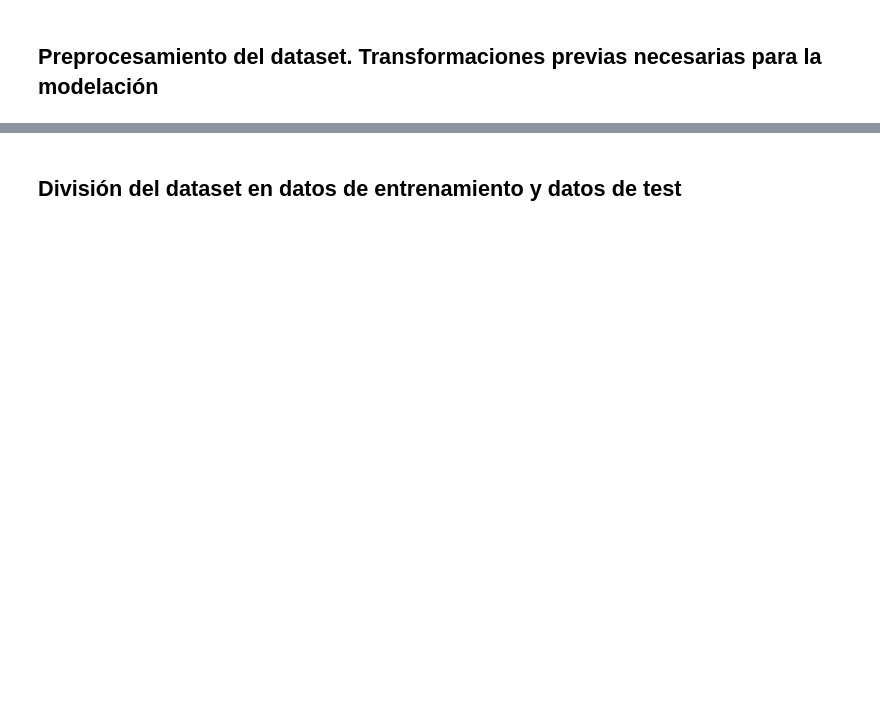
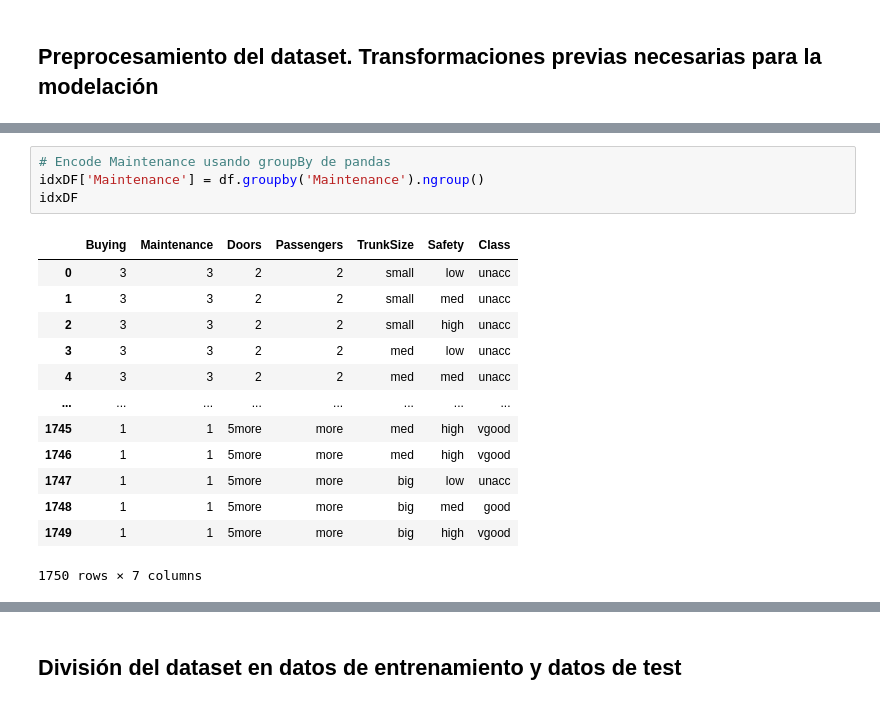
Before and after one commit to ColombianJoker/UNIR_TIA_Entregas, a Jupyter notebook: Entrega 1/Barrios_Lascar_Actividad_1.ipynb, the cells around one changed output, grey strips where cells are left out. Drawn from its saved outputs; the diff is of its cells as text; blank space fills up the shorter version.

```diff
--- a/Entrega 1/Barrios_Lascar_Actividad_1.ipynb
+++ b/Entrega 1/Barrios_Lascar_Actividad_1.ipynb
@@ -125,0 +194,18 @@ Se tienen las columnas ya mencionadas, que se detallan:<ul>
+# %%
+# Encode Maintenance usando groupBy de pandas
+idxDF['Maintenance'] = df.groupby('Maintenance').ngroup()
+idxDF
+# %% [output]
+|  | Buying | Maintenance | Doors | Passengers | TrunkSize | Safety | Class |
+| 0 | 3 | 3 | 2 | 2 | small | low | unacc |
+| 1 | 3 | 3 | 2 | 2 | small | med | unacc |
+| 2 | 3 | 3 | 2 | 2 | small | high | unacc |
+| 3 | 3 | 3 | 2 | 2 | med | low | unacc |
+| 4 | 3 | 3 | 2 | 2 | med | med | unacc |
+| ... | ... | ... | ... | ... | ... | ... | ... |
+| 1745 | 1 | 1 | 5more | more | med | high | vgood |
+| 1746 | 1 | 1 | 5more | more | med | high | vgood |
+| 1747 | 1 | 1 | 5more | more | big | low | unacc |
+| 1748 | 1 | 1 | 5more | more | big | med | good |
+| 1749 | 1 | 1 | 5more | more | big | high | vgood |
+1750 rows × 7 columns
```
Also changed, not shown: parts of 23 cells of this notebook, 1 other file.
